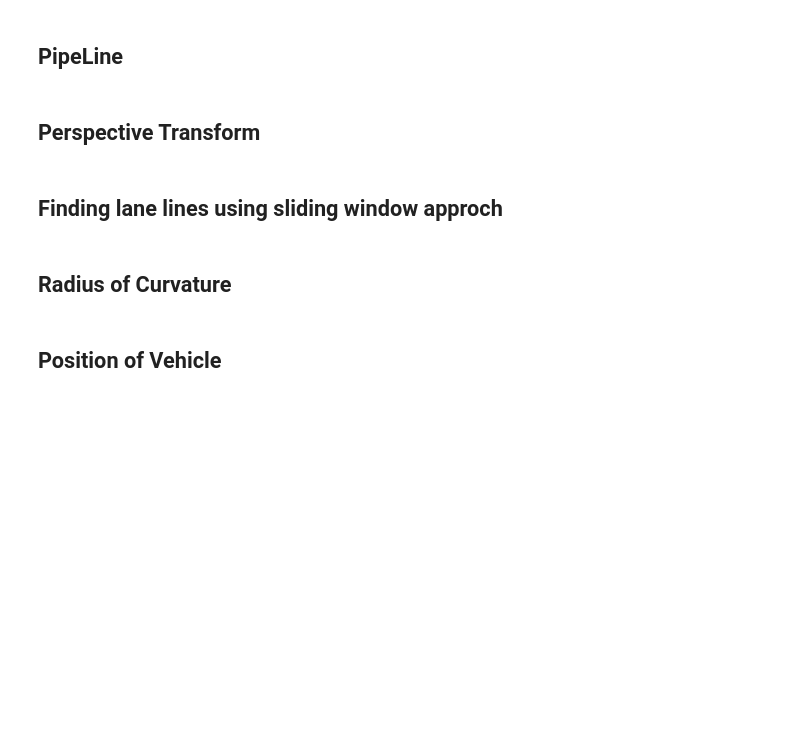
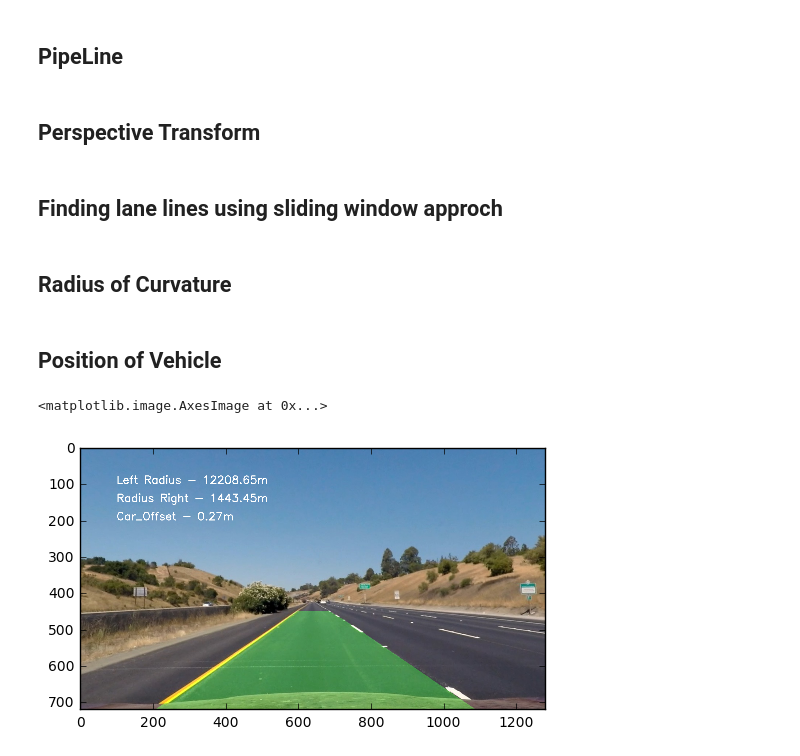
Before and after one commit to ayazurrehman/Advanced-Lane-Line-, a Jupyter notebook: CarND-Adv-Lane-Lines.ipynb, the cells around one changed output. Drawn from its saved outputs; the diff is of its cells as text; code cells hidden in the pictures; blank space fills up the shorter version.

Commit message:
Revised Lane Identification

```diff
--- a/CarND-Adv-Lane-Lines.ipynb
+++ b/CarND-Adv-Lane-Lines.ipynb
@@ -88,7 +88,7 @@ def warp(img):
 # %% [markdown]
 ## Finding lane lines using sliding window approch
 # %%
-def sliding_window(binary_warped, Minverse, image):
+def sliding_window(binary_warped, image):
     # Take a histogram of the bottom half of the image
     histogram = np.sum(binary_warped[binary_warped.shape[0]/2:,:], axis=0)
     # Create an output image to draw on and  visualize the result
@@ -161,6 +161,9 @@ def sliding_window(binary_warped, Minverse, image):
     #find radius in real world measurements
     left_curverad, right_curverad = find_radius(lefty, righty, leftx, rightx)
     car_offset = car_position(binary_warped, left_fitx, right_fitx)
+    return ploty, left_fitx, right_fitx, car_offset, left_curverad, right_curverad, binary_warped
+
+def plot_lane(ploty, left_fitx, right_fitx, car_offset, left_curverad, right_curverad, binary_warped, Minverse, image):
 
     warp_zero = np.zeros_like(binary_warped).astype(np.uint8)
     color_warp = np.dstack((warp_zero, warp_zero, warp_zero))
@@ -235,16 +238,33 @@ def getMinv(img):
 
     Minv = cv2.getPerspectiveTransform(dst, src)
     return Minv
-# %%
-def predict_lane(img):
-    binary_image_p = binary_thresholding(img)
-    warped_image_p = warp(binary_image_p)
-    Mi = getMinv(img)
-    return sliding_window(warped_image_p, Mi, img)
+# %%
+def predict_lane(img):
+    binary_image_p = binary_thresholding(img)
+    warped_image_p = warp(binary_image_p)
+    Mi = getMinv(img)
+    ploty, left_fitx, right_fitx, car_offset, left_curverad, right_curverad, binary_warped = sliding_window(warped_image_p, img)
+    if ((car_offset > -0.4) & (car_offset < 0.4)):
+        global CAR_POSITION
+        global LEFT_LANE
+        global RIGHT_LANE
+        global LEFT_RADIUS
+        global RIGHT_RADIUS
+        LEFT_LANE = left_fitx
+        RIGHT_LANE = right_fitx
+        CAR_POSITION = car_offset
+        LEFT_RADIUS = left_curverad
+        RIGHT_RADIUS = right_curverad
+    return plot_lane(ploty, LEFT_LANE, RIGHT_LANE, CAR_POSITION, LEFT_RADIUS, RIGHT_RADIUS, binary_warped, Mi, img)
 # %%
 def pipeline(image):
     result = predict_lane(image)
     return result
+# %%
+plt.imshow(pipeline(mpimg.imread('./examples/straight_line1.jpg')))
+# %% [output]
+<matplotlib.image.AxesImage at 0x...>
+[figure, added]
 # %%
 from moviepy.editor import VideoFileClip
 from IPython.display import HTML
```
Also changed, not shown: parts of 1 cell of this notebook, 2 other files.
